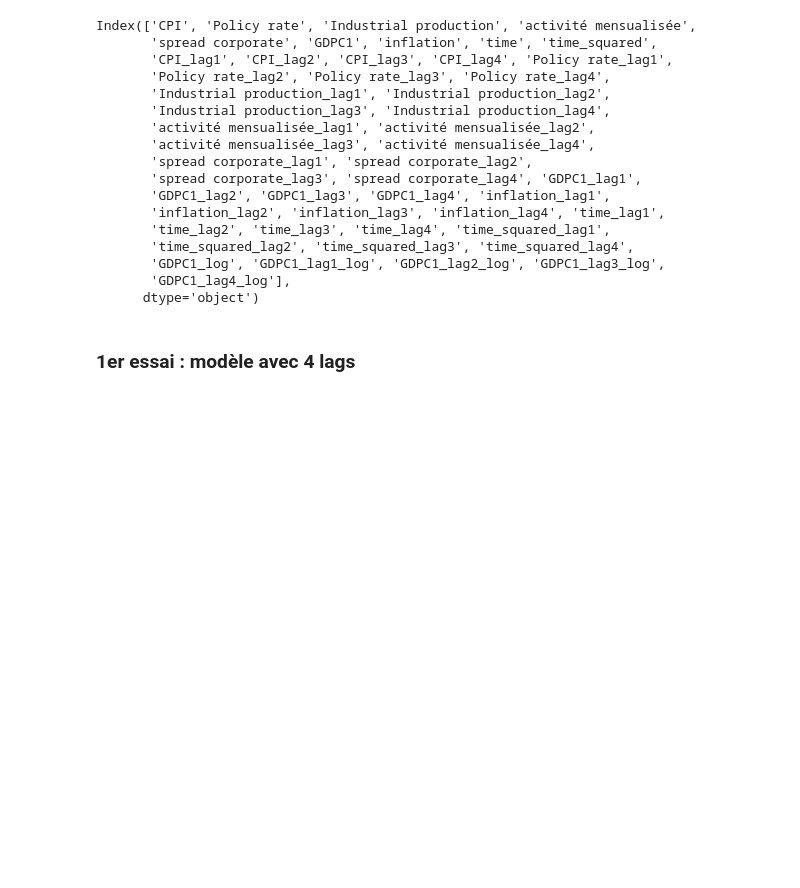
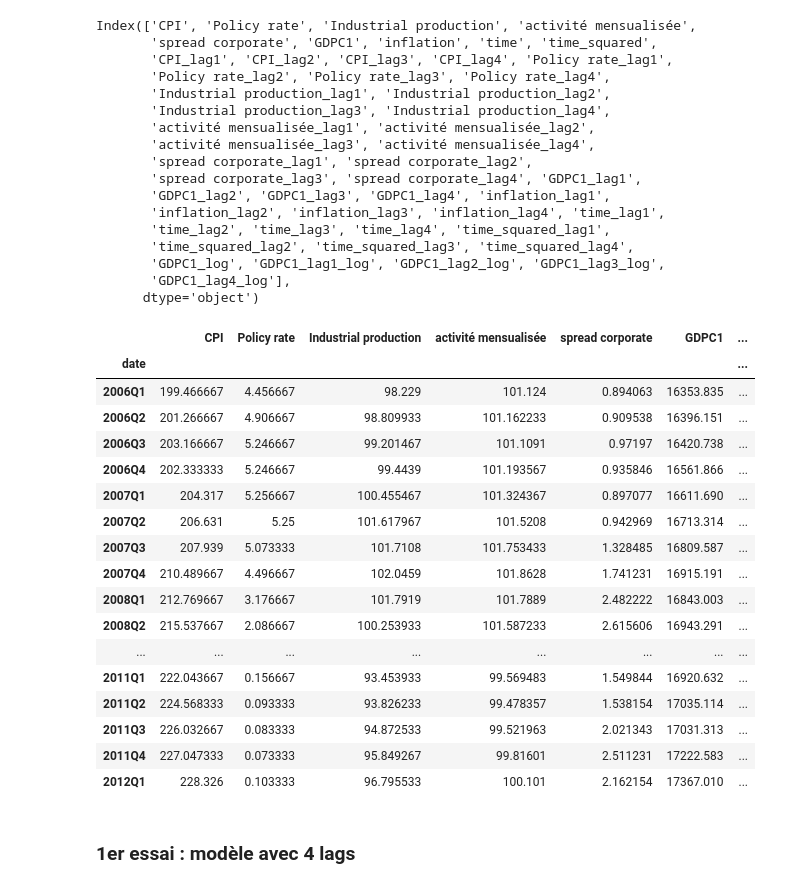
Before and after one commit to enriquealarcon01/Stat-App, a Jupyter notebook: modèle/modèle US.ipynb, the cells around one changed output. Saved outputs shown, nothing was run; the diff lists cells and outputs as text; code cells hidden in the pictures; blank space fills up the shorter version.

```diff
--- a/modèle/modèle US.ipynb
+++ b/modèle/modèle US.ipynb
@@ -136,6 +142,27 @@ Index(['CPI', 'Policy rate', 'Industrial production', 'activité mensualisée',
       dtype='object')
 # %%
 data_US_clean = data_US.dropna()
+# %%
+data_US_clean.loc["2006-01-01" : "2012-01-01"]
+# %% [output]
+|  | CPI | Policy rate | Industrial production | activité mensualisée | spread corporate | GDPC1 | ... |
+| date |  |  |  |  |  |  | ... |
+| 2006Q1 | 199.466667 | 4.456667 | 98.229 | 101.124 | 0.894063 | 16353.835 | ... |
+| 2006Q2 | 201.266667 | 4.906667 | 98.809933 | 101.162233 | 0.909538 | 16396.151 | ... |
+| 2006Q3 | 203.166667 | 5.246667 | 99.201467 | 101.1091 | 0.97197 | 16420.738 | ... |
+| 2006Q4 | 202.333333 | 5.246667 | 99.4439 | 101.193567 | 0.935846 | 16561.866 | ... |
+| 2007Q1 | 204.317 | 5.256667 | 100.455467 | 101.324367 | 0.897077 | 16611.690 | ... |
+| 2007Q2 | 206.631 | 5.25 | 101.617967 | 101.5208 | 0.942969 | 16713.314 | ... |
+| 2007Q3 | 207.939 | 5.073333 | 101.7108 | 101.753433 | 1.328485 | 16809.587 | ... |
+| 2007Q4 | 210.489667 | 4.496667 | 102.0459 | 101.8628 | 1.741231 | 16915.191 | ... |
+| 2008Q1 | 212.769667 | 3.176667 | 101.7919 | 101.7889 | 2.482222 | 16843.003 | ... |
+| 2008Q2 | 215.537667 | 2.086667 | 100.253933 | 101.587233 | 2.615606 | 16943.291 | ... |
+| ... | ... | ... | ... | ... | ... | ... | ... |
+| 2011Q1 | 222.043667 | 0.156667 | 93.453933 | 99.569483 | 1.549844 | 16920.632 | ... |
+| 2011Q2 | 224.568333 | 0.093333 | 93.826233 | 99.478357 | 1.538154 | 17035.114 | ... |
+| 2011Q3 | 226.032667 | 0.083333 | 94.872533 | 99.521963 | 2.021343 | 17031.313 | ... |
+| 2011Q4 | 227.047333 | 0.073333 | 95.849267 | 99.81601 | 2.511231 | 17222.583 | ... |
+| 2012Q1 | 228.326 | 0.103333 | 96.795533 | 100.101 | 2.162154 | 17367.010 | ... |
 # %% [markdown]
 ### 1er essai : modèle avec 4 lags <a class="anchor" id="partie31"></a>
 # %%
```
Also changed, not shown: parts of 24 cells of this notebook, 19 other files.
